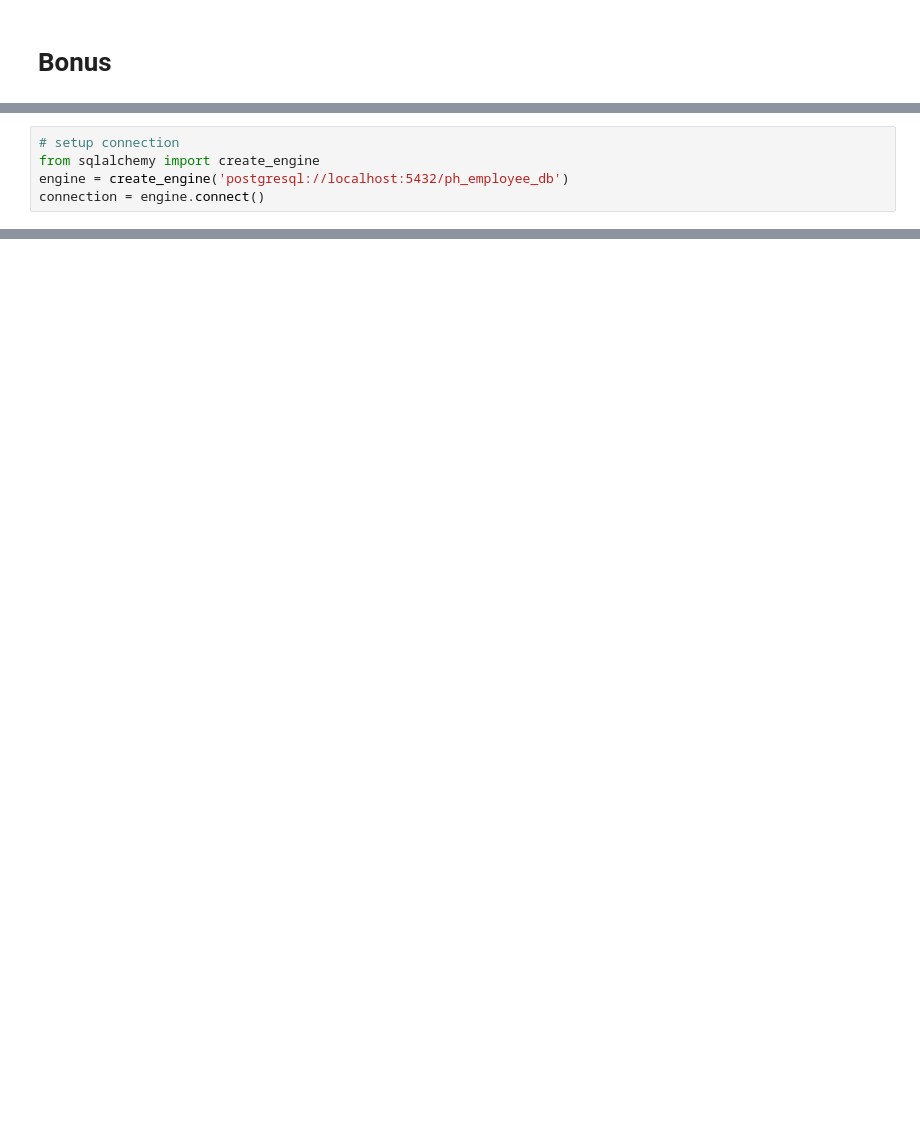
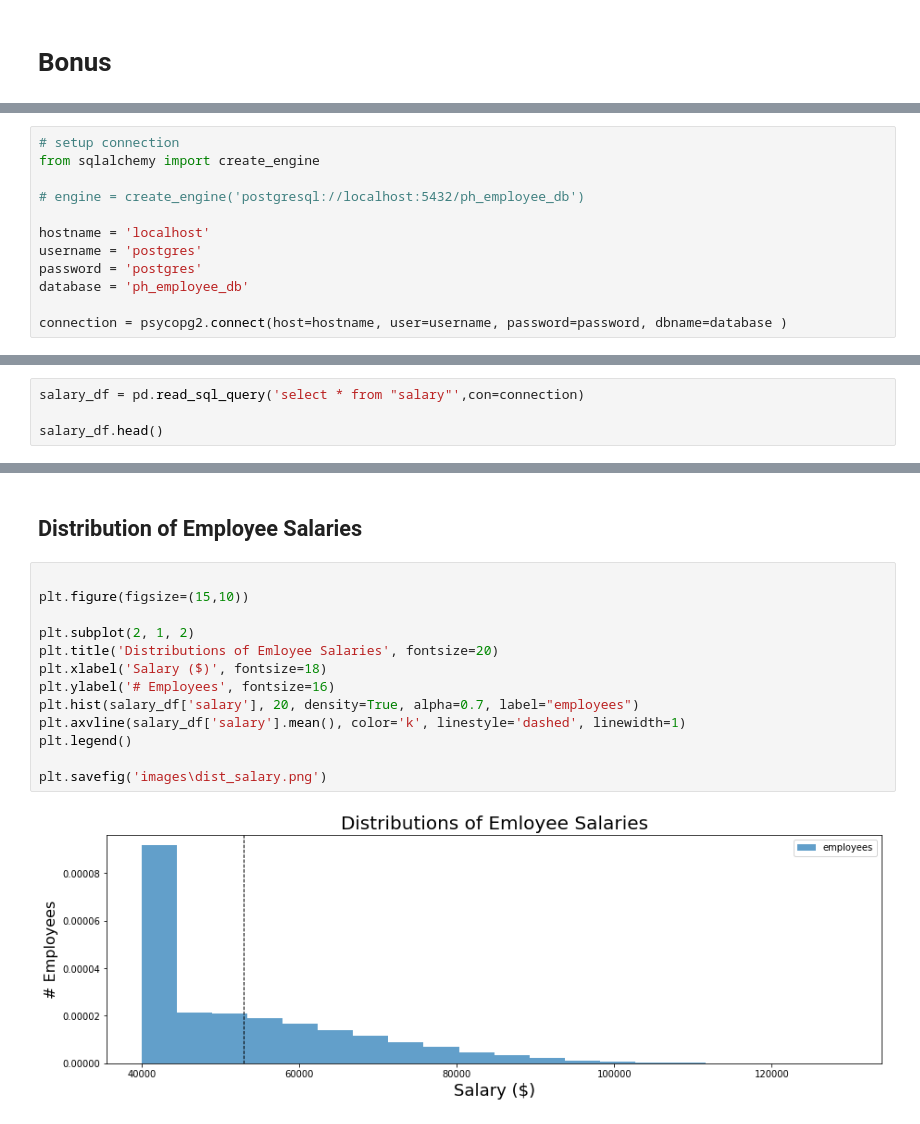
Before and after one commit to dowripple/sql-challenge, a Jupyter notebook: EmployeeSQL/Untitled.ipynb, the cells around one changed output, grey strips where cells are left out. Cells and saved outputs as stored; diff of their text form; blank space fills up the shorter version.

```diff
--- a/EmployeeSQL/Untitled.ipynb
+++ b/EmployeeSQL/Untitled.ipynb
@@ -3,5 +20,12 @@
 # %%
 # setup connection
 from sqlalchemy import create_engine
-engine = create_engine('postgresql://localhost:5432/ph_employee_db')
-connection = engine.connect()
+
+# engine = create_engine('postgresql://localhost:5432/ph_employee_db')
+
+hostname = 'localhost'
+username = 'postgres'
+password = 'postgres'
+database = 'ph_employee_db'
+
+connection = psycopg2.connect(host=hostname, user=username, password=password, dbname=database )
@@ -11,0 +56,4 @@ OperationalError: (psycopg2.OperationalError) fe_sendauth: no password supplied
+# %%
+salary_df = pd.read_sql_query('select * from "salary"',con=connection)
+
+salary_df.head()
@@ -11,0 +67,17 @@ OperationalError: (psycopg2.OperationalError) fe_sendauth: no password supplied
+# %% [markdown]
+## Distribution of Employee Salaries
+# %%
+
+plt.figure(figsize=(15,10))
+
+plt.subplot(2, 1, 2)
+plt.title('Distributions of Emloyee Salaries', fontsize=20)
+plt.xlabel('Salary ($)', fontsize=18)
+plt.ylabel('# Employees', fontsize=16)
+plt.hist(salary_df['salary'], 20, density=True, alpha=0.7, label="employees")
+plt.axvline(salary_df['salary'].mean(), color='k', linestyle='dashed', linewidth=1)
+plt.legend()
+
+plt.savefig('images\dist_salary.png')
+# %% [output]
+[figure, added]
```
Also changed, not shown: parts of 12 cells of this notebook, 2 other files.
